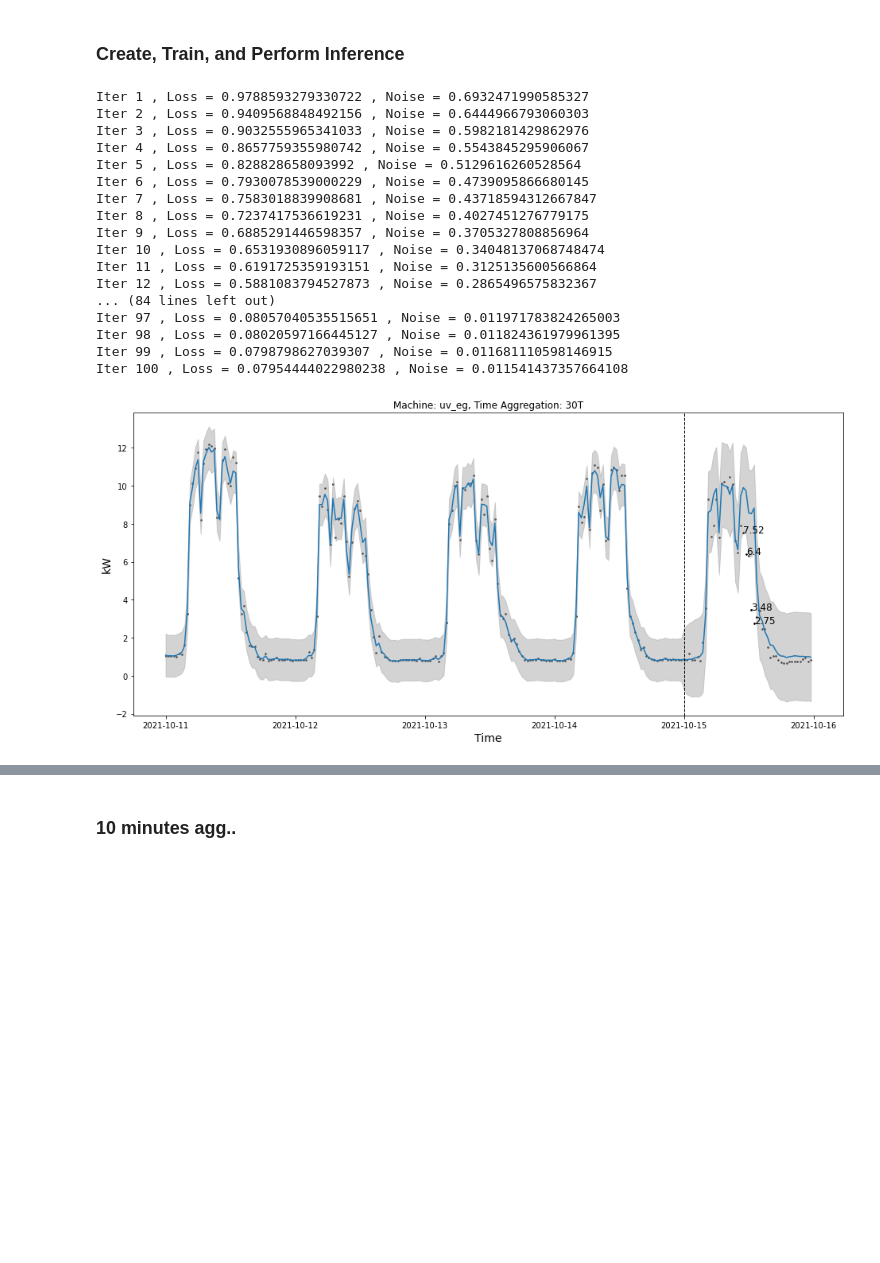
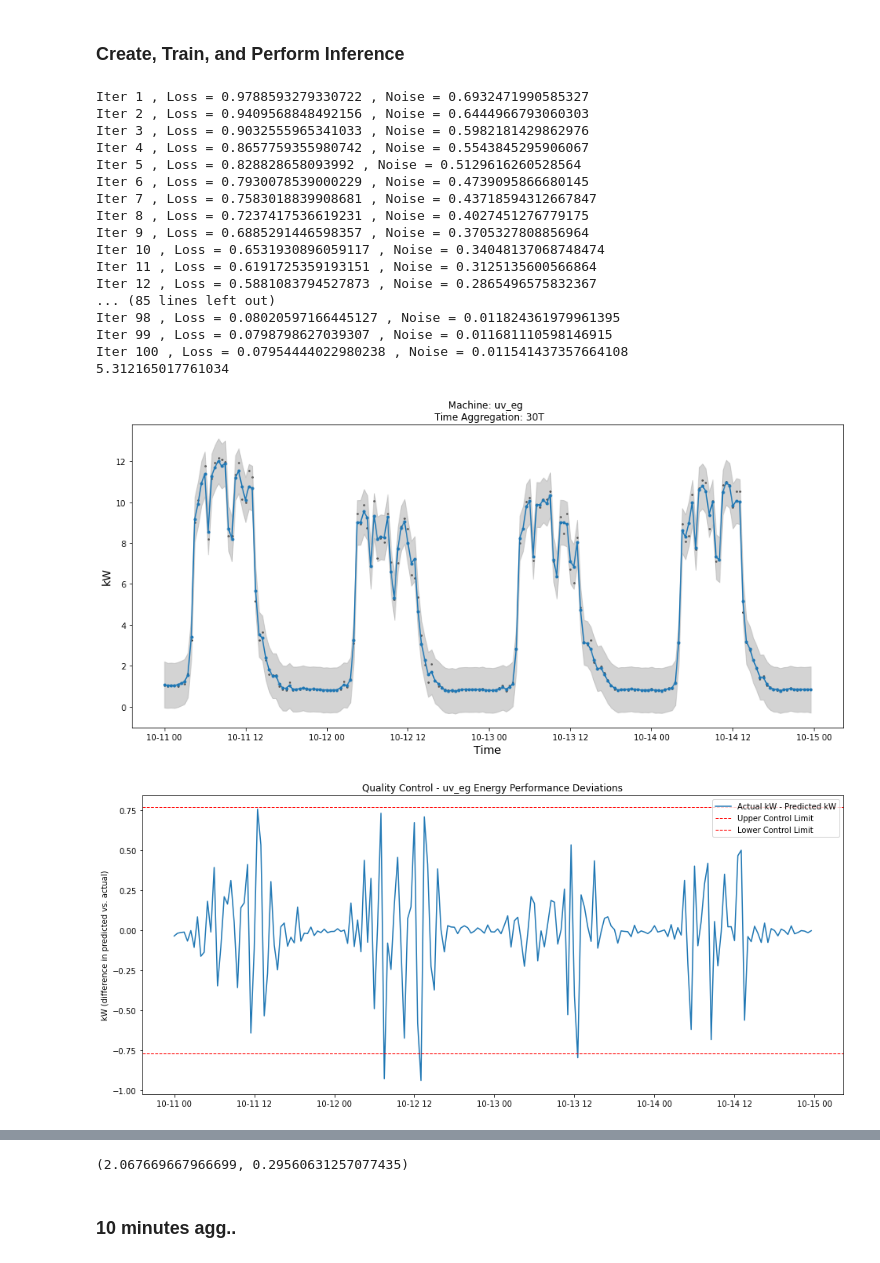
Before and after one commit to GStechschulte/energy-efficiency, a Jupyter notebook: gp_validation/gp_uv_eg.ipynb, the cells around one changed output, grey strips where cells are left out. Cells and saved outputs as stored; diff of their text form; code cells hidden in the pictures; blank space fills up the shorter version.

```diff
--- a/gp_validation/gp_uv_eg.ipynb
+++ b/gp_validation/gp_uv_eg.ipynb
@@ -60,34 +60,35 @@ covar_module = locally_short_periodic + locally_long_periodic + local_variation
 # %% [markdown]
 ### Create, Train, and Perform Inference
 # %%
-model, likelihood, mse, mape, perf_dev_upper = create_train_inference_gp(
+func_preds_mean_inv, func_preds_var_inv, observed_preds, mse, mape = create_train_inference_gp(
     kernel_gen=covar_module,
     train_x=X_train,
     train_y=y_train,
     test_x=X_test,
     test_y=y_test,
     n_train=n_train,
     time_agg='30T',
     lr=0.1,
     machine='uv_eg',
     update_score=False
 )
 # %% [output]
 Iter 1 , Loss = 0.9788593279330722 , Noise = 0.6932471990585327
 Iter 2 , Loss = 0.9409568848492156 , Noise = 0.6444966793060303
 Iter 3 , Loss = 0.9032555965341033 , Noise = 0.5982181429862976
 Iter 4 , Loss = 0.8657759355980742 , Noise = 0.5543845295906067
 Iter 5 , Loss = 0.828828658093992 , Noise = 0.5129616260528564
 Iter 6 , Loss = 0.7930078539000229 , Noise = 0.4739095866680145
 Iter 7 , Loss = 0.7583018839908681 , Noise = 0.43718594312667847
 Iter 8 , Loss = 0.7237417536619231 , Noise = 0.4027451276779175
 Iter 9 , Loss = 0.6885291446598357 , Noise = 0.3705327808856964
 Iter 10 , Loss = 0.6531930896059117 , Noise = 0.34048137068748474
 Iter 11 , Loss = 0.6191725359193151 , Noise = 0.3125135600566864
 Iter 12 , Loss = 0.5881083794527873 , Noise = 0.2865496575832367
-... (84 lines left out)
-Iter 97 , Loss = 0.08057040535515651 , Noise = 0.011971783824265003
+... (85 lines left out)
 Iter 98 , Loss = 0.08020597166445127 , Noise = 0.011824361979961395
 Iter 99 , Loss = 0.0798798627039307 , Noise = 0.011681110598146915
 Iter 100 , Loss = 0.07954444022980238 , Noise = 0.011541437357664108
+5.312165017761034
-[figure, old version]
+[figure, new version]
+[figure, added]
@@ -111,5 +110,7 @@ Abnormal Low Energy Consumption
 # %%
 mse, mape
+# %% [output]
+(2.067669667966699, 0.29560631257077435)
 # %% [markdown]
 ### 10 minutes agg..
 # %%
```
Also changed, not shown: parts of 3 cells of this notebook, 6 other files.
